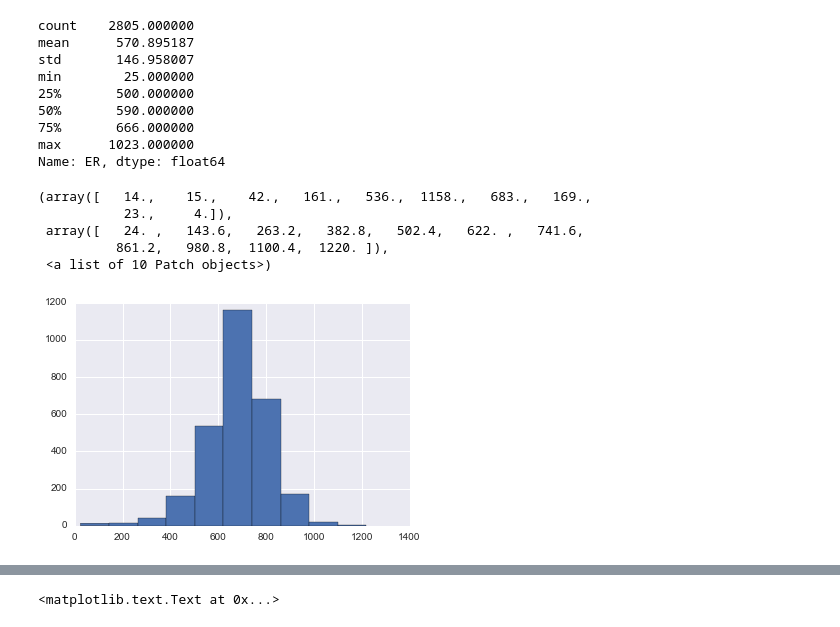
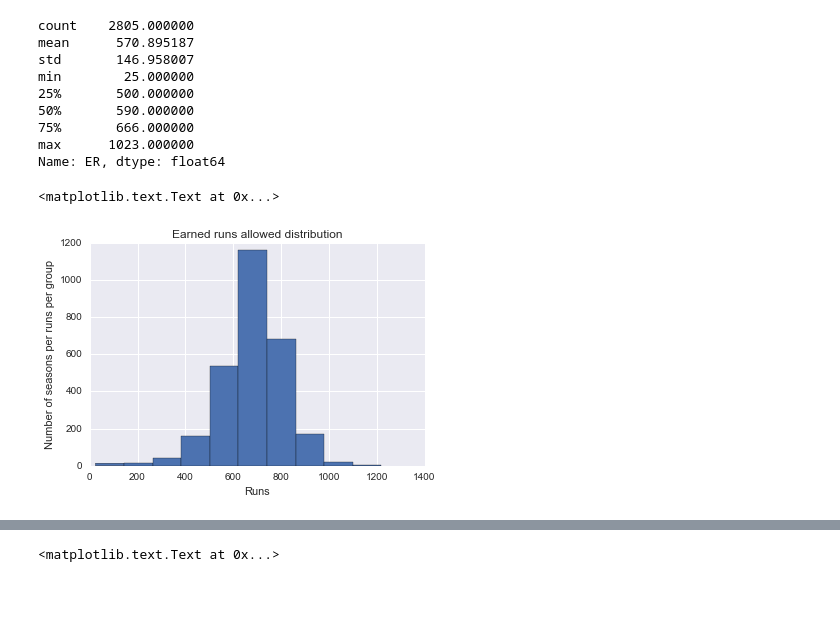
Before and after one commit to tenchjames/BaseballDataAnalysis, a Jupyter notebook: BaseballAnalysis.ipynb, the cells around one changed output, grey strips where cells are left out. Cells and saved outputs as stored; diff of their text form; code cells hidden in the pictures; blank space fills up the shorter version.

Commit message:
added labels to chart histograms

```diff
--- a/BaseballAnalysis.ipynb
+++ b/BaseballAnalysis.ipynb
@@ -201,10 +201,9 @@ Name: ER, dtype: float64
 # %%
 # show the distribution of the metrics being used as offensive and defensive stats
 plt.hist(runs)
+plt.title("Earned runs allowed distribution")
+plt.xlabel("Runs")
+plt.ylabel("Number of seasons per runs per group")
 # %% [output]
-(array([   14.,    15.,    42.,   161.,   536.,  1158.,   683.,   169.,
-           23.,     4.]),
- array([   24. ,   143.6,   263.2,   382.8,   502.4,   622. ,   741.6,
-          861.2,   980.8,  1100.4,  1220. ]),
- <a list of 10 Patch objects>)
+<matplotlib.text.Text at 0x...>
-[figure, old version]
+[figure, new version]
```
Also changed, not shown: parts of 2 cells of this notebook.
